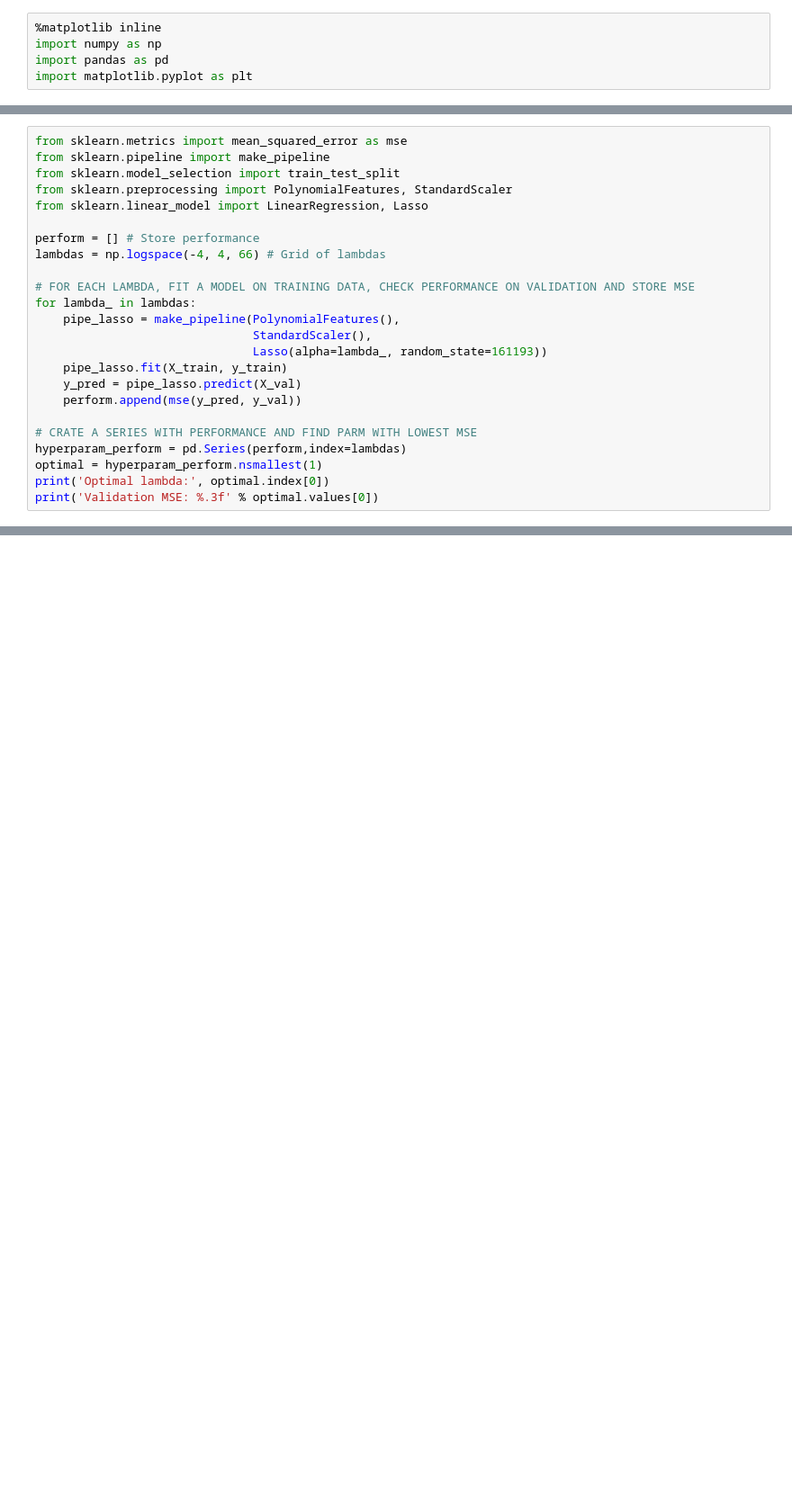
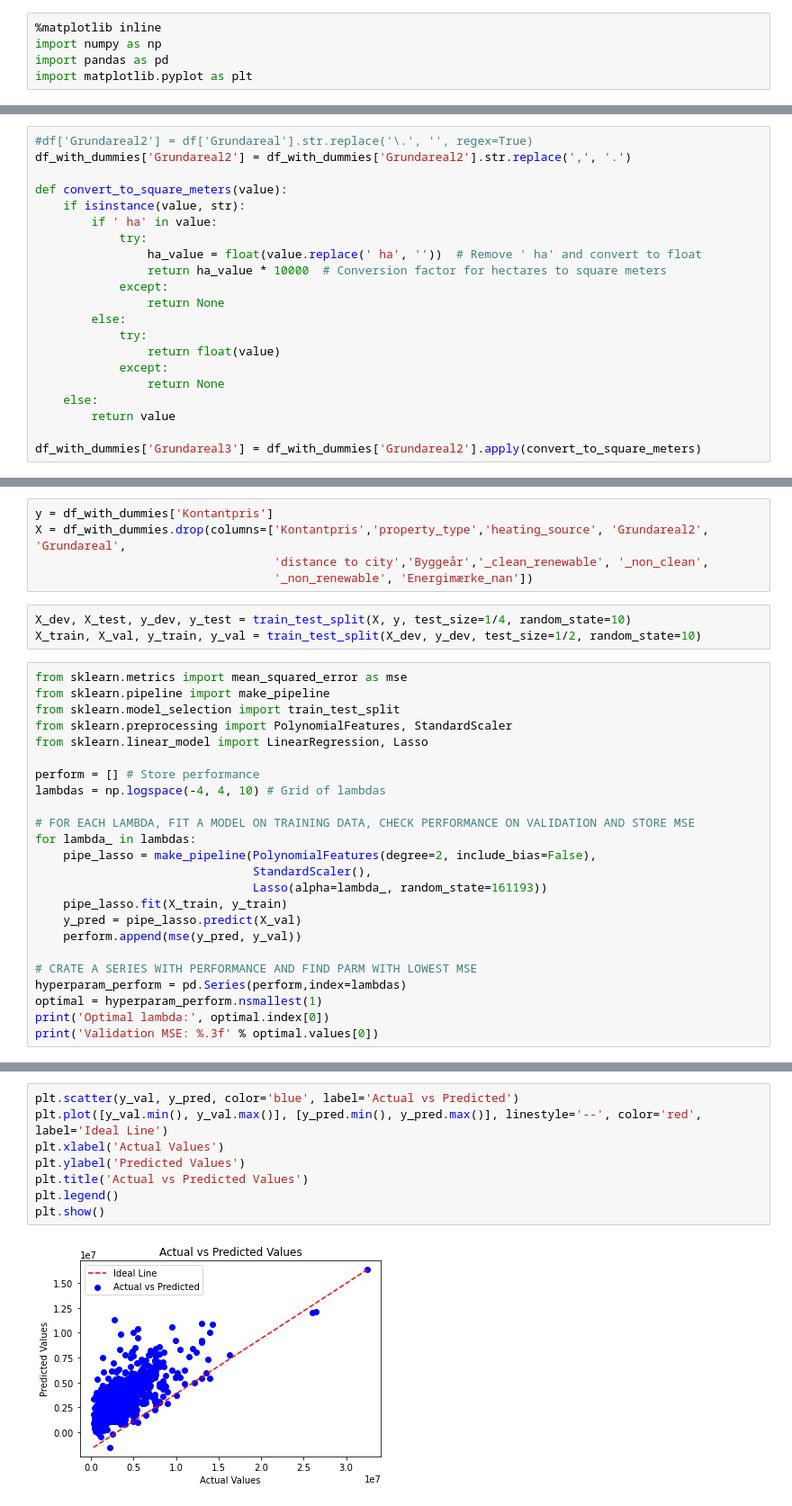
Before and after one commit to martinskafte321/Introduction-Social-Data-Science, a Jupyter notebook: Exam_project/Machine_Learning.ipynb, the cells around one changed output, grey strips where cells are left out. Shown at 90% size. Saved outputs shown, nothing was run; the diff lists cells and outputs as text; blank space fills up the shorter version.

```diff
--- a/Exam_project/Machine_Learning.ipynb
+++ b/Exam_project/Machine_Learning.ipynb
@@ -36,0 +63,21 @@ memory usage: 272.0+ KB
+# %%
+#df['Grundareal2'] = df['Grundareal'].str.replace('\.', '', regex=True)
+df_with_dummies['Grundareal2'] = df_with_dummies['Grundareal2'].str.replace(',', '.')
+
+def convert_to_square_meters(value):
+    if isinstance(value, str):
+        if ' ha' in value:
+            try:
+                ha_value = float(value.replace(' ha', ''))  # Remove ' ha' and convert to float
+                return ha_value * 10000  # Conversion factor for hectares to square meters
+            except:
+                return None
+        else:
+            try:
+                return float(value)
+            except:
+                return None
+    else:
+        return value
+
+df_with_dummies['Grundareal3'] = df_with_dummies['Grundareal2'].apply(convert_to_square_meters)
@@ -40,3 +122,11 @@ X = ml.drop(columns=['Kontantpris'])
+# %%
+y = df_with_dummies['Kontantpris']
+X = df_with_dummies.drop(columns=['Kontantpris','property_type','heating_source', 'Grundareal2', 'Grundareal',
+                                  'distance to city','Byggeår','_clean_renewable', '_non_clean',
+                                  '_non_renewable', 'Energimærke_nan'])
+# %%
+X_dev, X_test, y_dev, y_test = train_test_split(X, y, test_size=1/4, random_state=10)
+X_train, X_val, y_train, y_val = train_test_split(X_dev, y_dev, test_size=1/2, random_state=10)
 # %%
 from sklearn.metrics import mean_squared_error as mse
 from sklearn.pipeline import make_pipeline
@@ -45,11 +135,11 @@ from sklearn.preprocessing import PolynomialFeatures, StandardScaler
 from sklearn.linear_model import LinearRegression, Lasso
 
 perform = [] # Store performance
-lambdas = np.logspace(-4, 4, 66) # Grid of lambdas
+lambdas = np.logspace(-4, 4, 10) # Grid of lambdas
 
 # FOR EACH LAMBDA, FIT A MODEL ON TRAINING DATA, CHECK PERFORMANCE ON VALIDATION AND STORE MSE
 for lambda_ in lambdas:
-    pipe_lasso = make_pipeline(PolynomialFeatures(),
+    pipe_lasso = make_pipeline(PolynomialFeatures(degree=2, include_bias=False),
                                StandardScaler(),
                                Lasso(alpha=lambda_, random_state=161193))
     pipe_lasso.fit(X_train, y_train)
@@ -66,0 +157,10 @@ Validation MSE: 3393994048323.273
+# %%
+plt.scatter(y_val, y_pred, color='blue', label='Actual vs Predicted')
+plt.plot([y_val.min(), y_val.max()], [y_pred.min(), y_pred.max()], linestyle='--', color='red', label='Ideal Line')
+plt.xlabel('Actual Values')
+plt.ylabel('Predicted Values')
+plt.title('Actual vs Predicted Values')
+plt.legend()
+plt.show()
+# %% [output]
+[figure, added]
```
Also changed, not shown: parts of 21 cells of this notebook.
